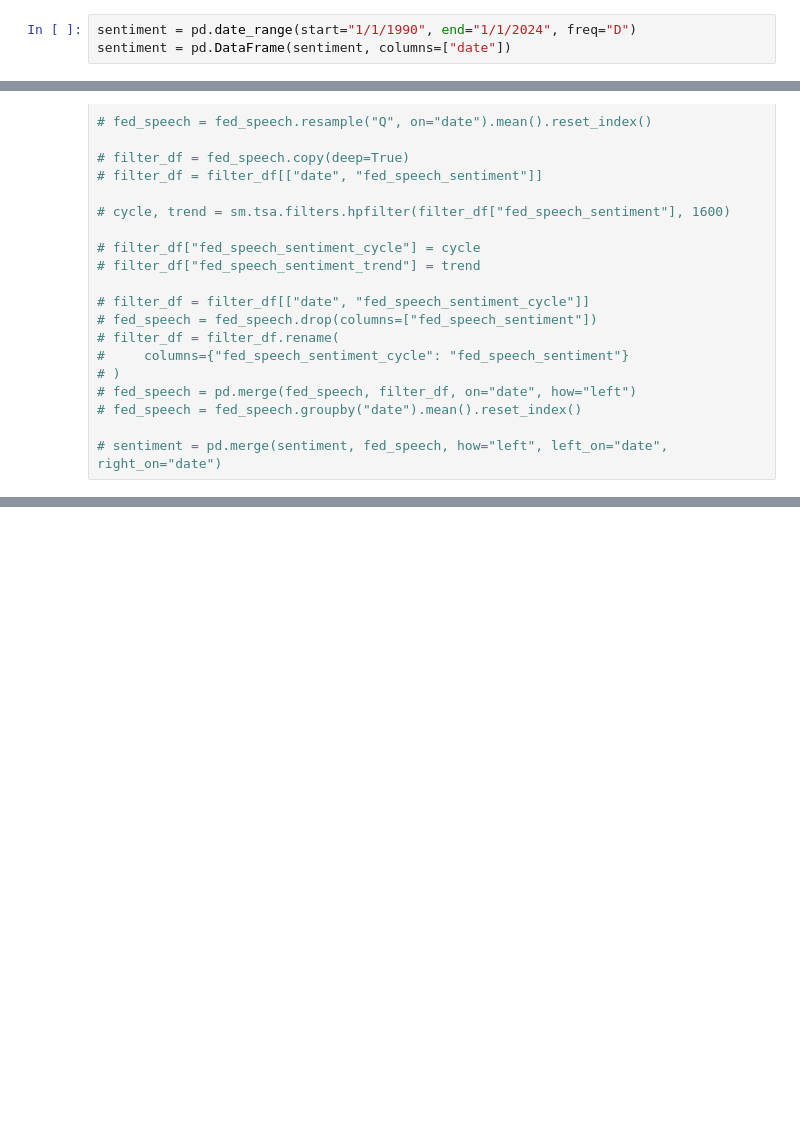
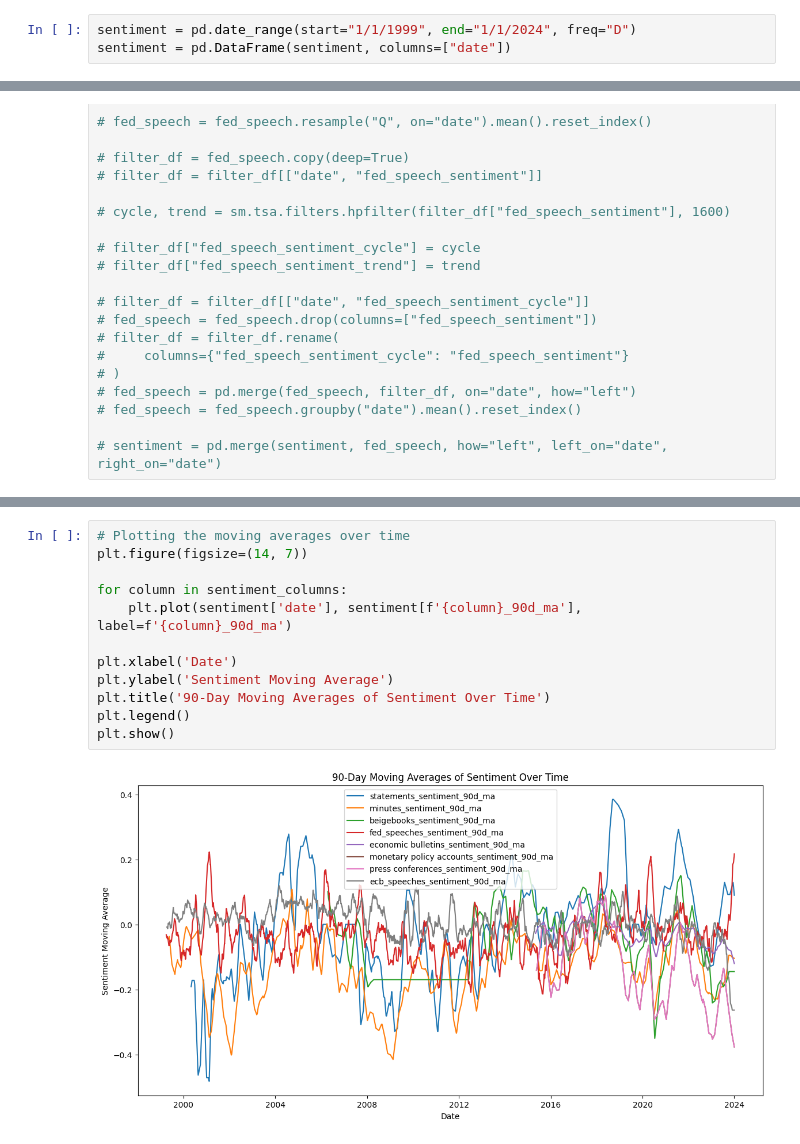
Before and after one commit to KyleNabors/Central-Bank-FinBERT-Analysis, a Jupyter notebook: Speech Sentiment.ipynb, the cells around one changed output, grey strips where cells are left out. Saved outputs shown, nothing was run; the diff lists cells and outputs as text; blank space fills up the shorter version.

```diff
--- a/Speech Sentiment.ipynb
+++ b/Speech Sentiment.ipynb
@@ -19,7 +19,7 @@ training_data = os.path.join(database, "Training Data")
 fed_docs = config.fed_docs
 ecb_docs = config.ecb_docs
 # %%
-sentiment = pd.date_range(start="1/1/1990", end="1/1/2024", freq="D")
+sentiment = pd.date_range(start="1/1/1999", end="1/1/2024", freq="D")
 sentiment = pd.DataFrame(sentiment, columns=["date"])
 # %%
 # HP Filter
@@ -77,0 +119,14 @@ Error parsing date in file /Users/kylenabors/Documents/Database/FinBERT Models/e
+# %%
+# Plotting the moving averages over time
+plt.figure(figsize=(14, 7))
+
+for column in sentiment_columns:
+    plt.plot(sentiment['date'], sentiment[f'{column}_90d_ma'], label=f'{column}_90d_ma')
+
+plt.xlabel('Date')
+plt.ylabel('Sentiment Moving Average')
+plt.title('90-Day Moving Averages of Sentiment Over Time')
+plt.legend()
+plt.show()
+# %% [output]
+[figure, added]
```
Also changed, not shown: parts of 6 cells of this notebook, 1 other file.
